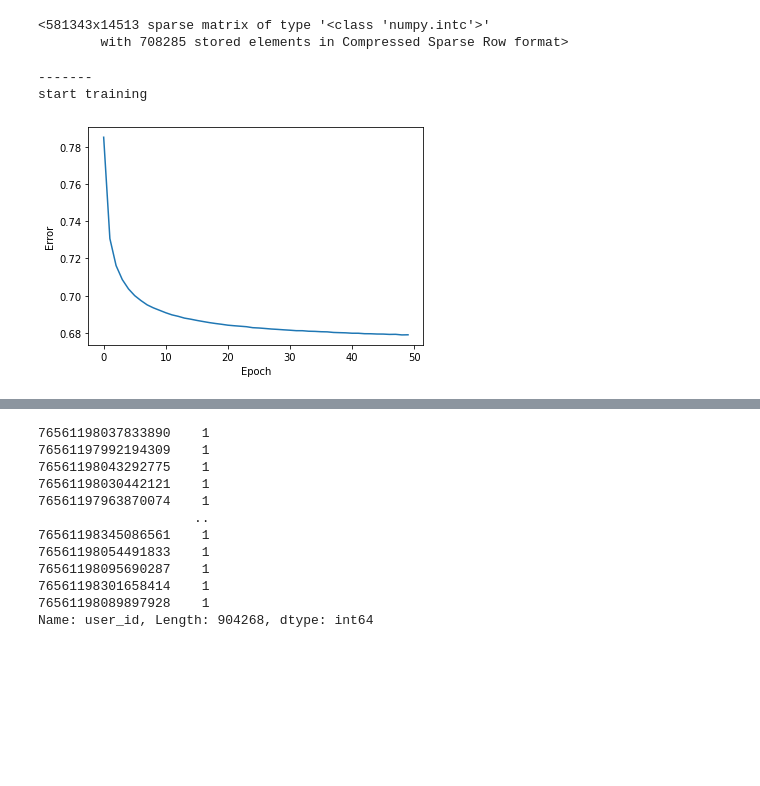
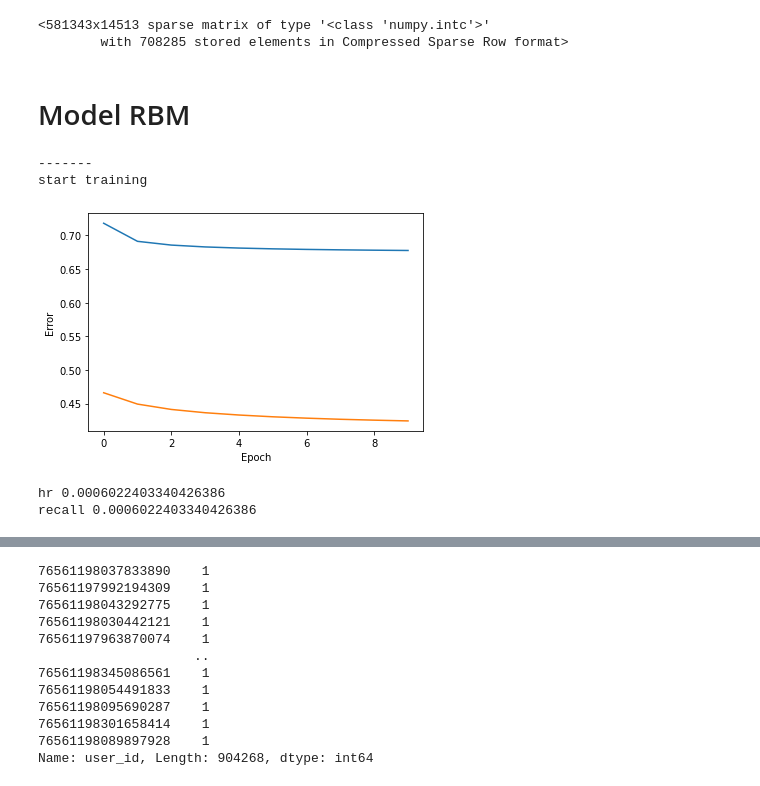
Before and after one commit to jdepreter/ai-project, a Jupyter notebook: rbm_notebook.ipynb, the cells around one changed output, grey strips where cells are left out. Drawn from its saved outputs; the diff is of its cells as text; code cells hidden in the pictures; blank space fills up the shorter version.

```diff
--- a/rbm_notebook.ipynb
+++ b/rbm_notebook.ipynb
@@ -298,7 +306,7 @@ print('-------')
 n_vis = user_reviews_df_exploded['item_id_int'].max() + 1
 n_hidden = 1024
 batch_size = 1024
-epochs = 100
+epochs = 10
 train_errors = []
 test_errors = []
 rbm = RBM(n_vis, n_hidden)
@@ -344,6 +352,7 @@ for epoch in tqdm(range(epochs)):
 
         # Third for loop - perform contrastive divergence
         # TODO misschien is iets lager proberen?
+        # TODO start at 1, increase over time
         for k in range(10):
             _, hk = rbm.sample_h(vk)
             _, vk = rbm.sample_v(hk)
@@ -563,14 +621,16 @@ test_matrix
 # %% [output]
 <581343x14513 sparse matrix of type '<class 'numpy.intc'>'
         with 708285 stored elements in Compressed Sparse Row format>
+# %% [markdown]
+# Model RBM
 # %%
-def score_model(rbm):
+def score_model(rbm, batch_size):
     test_recon_error = 0  # RMSE reconstruction error initialized to 0 at the beginning of training
     s = 0  # a counter (float type)
     # for loop - go through every single user
-    for id_user in range(shape[0]):
-        v = train_matrix[id_user:id_user + 1]  # training set inputs are used to activate neurons of my RBM
-        vt = test_matrix[id_user:id_user + 1]  # target
+    for id_user in range(0, user_reviews_df_exploded['user_id_int'].max() + 1 - batch_size, batch_size):
+        v = train_matrix[id_user:id_user + batch_size]  # training set inputs are used to activate neurons of my RBM
+        vt = test_matrix[id_user:id_user + batch_size]  # target
         # v = convert_sparse_matrix_to_sparse_tensor(training_sample)
         # vt = convert_sparse_matrix_to_sparse_tensor(training_sample2)
         v = v.todense()
@@ -587,7 +647,7 @@ def score_model(rbm):
             vt = vt.cuda()
         if len(vt[vt > -1]) > 0:
             _, h = rbm.sample_h(v)
-            _, v = rbm.sample_v(h)
+            v, _ = rbm.sample_v(h)
 
             # Update test RMSE reconstruction error
             test_recon_error += torch.sqrt(torch.mean((vt[vt > -1] - v[vt > -1])**2)) * len(vt > -1)
@@ -597,9 +657,9 @@ def score_model(rbm):
 
 print('-------')
 n_vis = shape[1]
-n_hidden = 200
+n_hidden = 2000
 batch_size = 2048
-epochs = 50
+epochs = 10
 train_errors = []
 test_errors = []
 rbm = RBM(n_vis, n_hidden)
@@ -647,55 +707,53 @@ for epoch in tqdm(range(epochs)):
         ph0, _ = rbm.sample_h(v0)
 
         # Third for loop - perform contrastive divergence
-        for k in range(10):
+        for k in range(5):
             _, hk = rbm.sample_h(vk)
             _, vk = rbm.sample_v(hk)
 
             # We don't want to learn when there is no rating by the user, and there is no update when rating = -1
             # Remove indices from vk vector that are not in the v0 vector => get sparse tensor again
             vk[v0 < 0] = v0[v0 < 0]
-            vksparse = vk.to_sparse()
-            # print("v0", v0)
-            # print("v0", v0.add(1).to_sparse())
-            # print("vk", vk.add(1).to_sparse())
-
-            # print(k)
 
         phk, _ = rbm.sample_h(vk)
-
-
         rbm.train_model(v0, vk, ph0, phk)
 
-        train_recon_error += torch.sqrt(torch.mean((v0[v0 > -1] - vk[v0 > -1])**2)) * len(v0 > -1)
+        vk_train, _ = rbm.sample_v(hk)
+        train_recon_error += torch.sqrt(torch.mean((v0[v0 > -1] - vk_train[v0 > -1])**2)) * len(v0 > -1)
         s += len(v0 > -1)
-
-        # print((torch.mm(v0.t(), ph0) - torch.mm(vk.t(), phk)).t().shape)
-        # print(torch.sum((-vk + v0), 0).shape)
-        # print(torch.sum((ph0 - phk), 0).shape)
 
     train_errors.append(train_recon_error / s)
 
     # print('calculating test scores')
     # rbm.eval()
     # test_errors.append(score_model(rbm))
+    rbm.eval()
+    test_errors.append(score_model(rbm, batch_size))
 
     # print('finished epoch', epoch)
 
 import matplotlib.pyplot as plt
 # Plot the RMSE reconstruction error with respect to increasing number of epochs
 plt.plot(torch.Tensor(train_errors, device='cpu'), label="train")
 plt.plot(torch.Tensor(test_errors, device='cpu'), label="test")
 plt.ylabel('Error')
 plt.xlabel('Epoch')
-plt.savefig(f'datasubset-{n_hidden}-{batch_size}-{epochs}.jpg')
+plt.savefig(f'datasubset-{n_hidden}-{batch_size}-{epochs}-test.jpg')
 
 # Evaluate the RBM on test set
 # test_recon_error = score_model(rbm)
 # print("Final error", test_recon_error)
 # %% [output]
 -------
 start training
-[figure, old version]
+[figure, new version]
+# %%
+hr, r = compute_hr(rbm)
+print('hr', np.average(hr))
+print("recall", np.average(r))
+# %% [output]
+hr 0.0006022403340426386
+recall 0.0006022403340426386
 # %%
 display(train_errors)
 display(test_errors)
```
Also changed, not shown: parts of 9 cells of this notebook.
